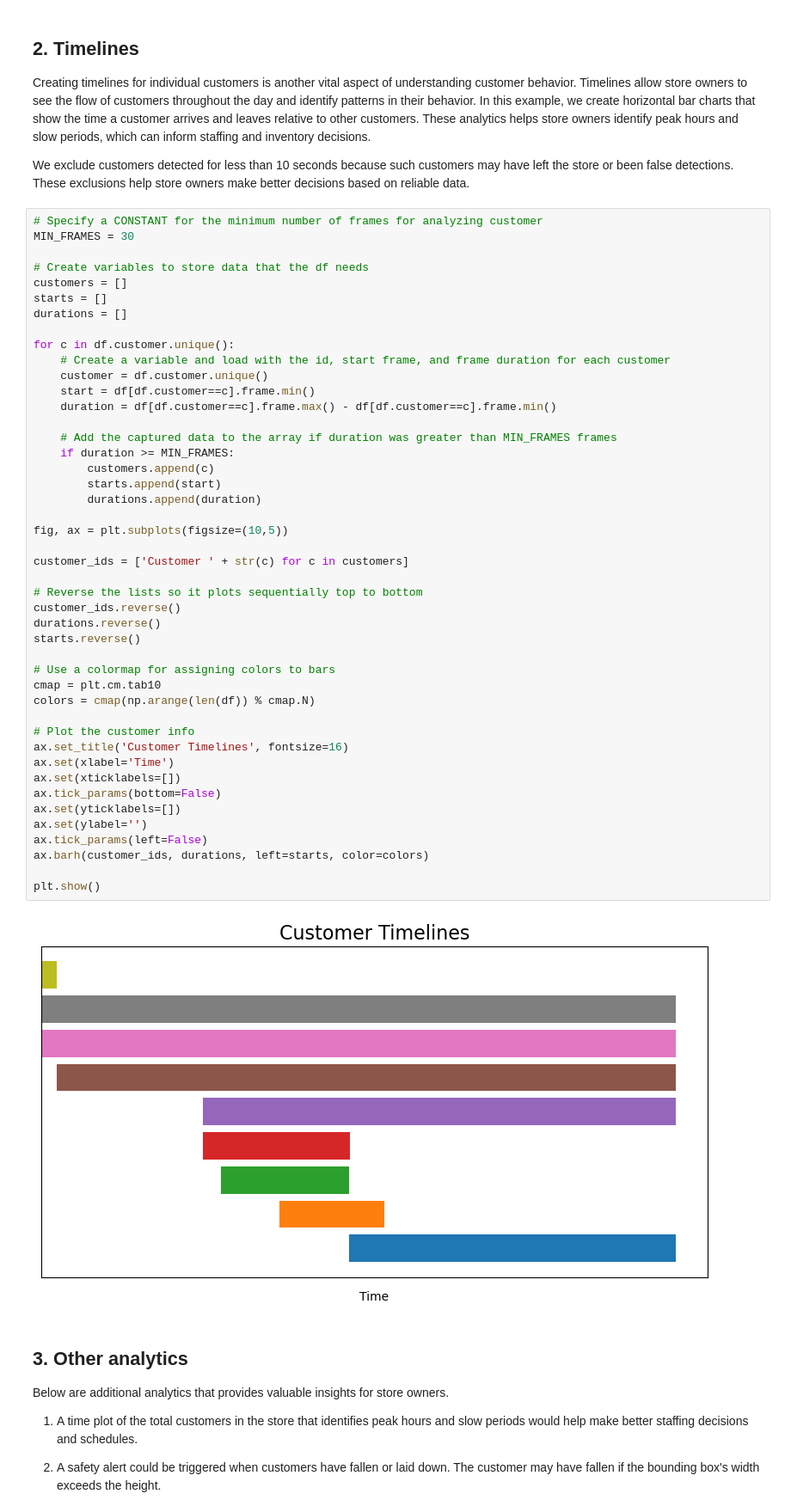
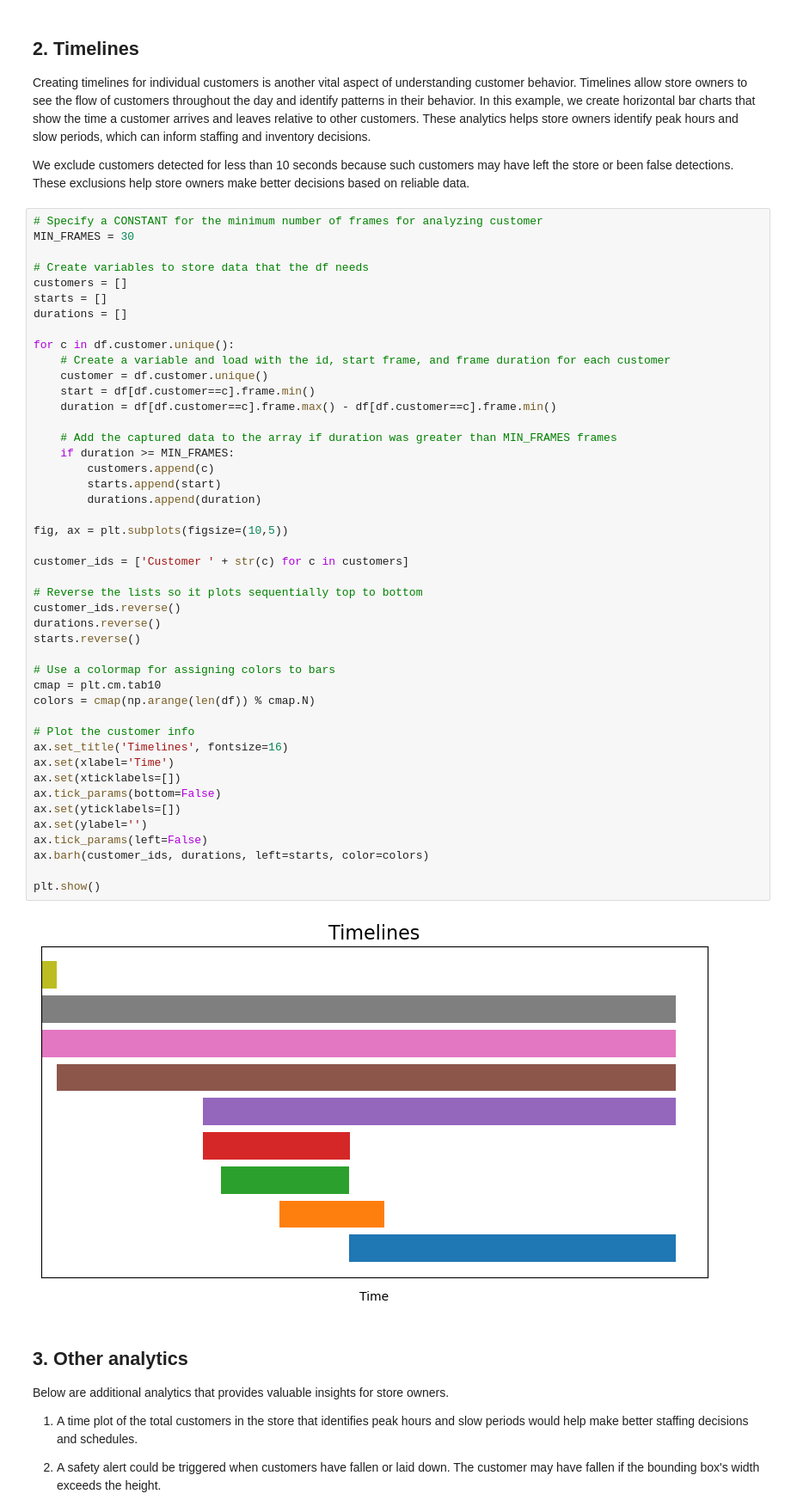
Before and after one commit to dberwang/retail-vision-analytics, a Jupyter notebook: notebooks/analytics.ipynb, the cells around one changed output. Shown: that part at 86% size. Drawn from its saved outputs; the diff is of its cells as text.

```diff
--- a/notebooks/analytics.ipynb
+++ b/notebooks/analytics.ipynb
@@ -85,35 +85,35 @@ for c in df.customer.unique():
     # Add the captured data to the array if duration was greater than MIN_FRAMES frames
     if duration >= MIN_FRAMES:
         customers.append(c)
         starts.append(start)
         durations.append(duration)
 
 fig, ax = plt.subplots(figsize=(10,5))
 
 customer_ids = ['Customer ' + str(c) for c in customers]
 
 # Reverse the lists so it plots sequentially top to bottom
 customer_ids.reverse()
 durations.reverse()
 starts.reverse()
 
 # Use a colormap for assigning colors to bars
 cmap = plt.cm.tab10
 colors = cmap(np.arange(len(df)) % cmap.N)
 
 # Plot the customer info
-ax.set_title('Customer Timelines', fontsize=16)
+ax.set_title('Timelines', fontsize=16)
 ax.set(xlabel='Time')
 ax.set(xticklabels=[])
 ax.tick_params(bottom=False)
 ax.set(yticklabels=[])
 ax.set(ylabel='')
 ax.tick_params(left=False)
 ax.barh(customer_ids, durations, left=starts, color=colors)
 
 plt.show()
 # %% [output]
-[figure, old version]
+[figure, new version]
 # %% [markdown]
 ## 3. Other analytics
 
```
Also changed, not shown: parts of 2 cells of this notebook, 4 other files.
